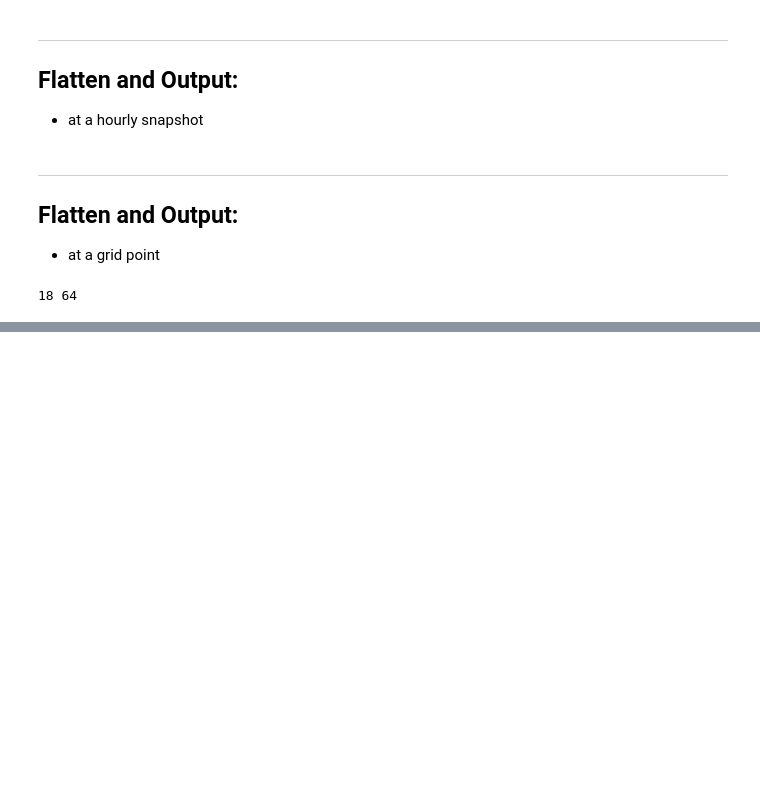
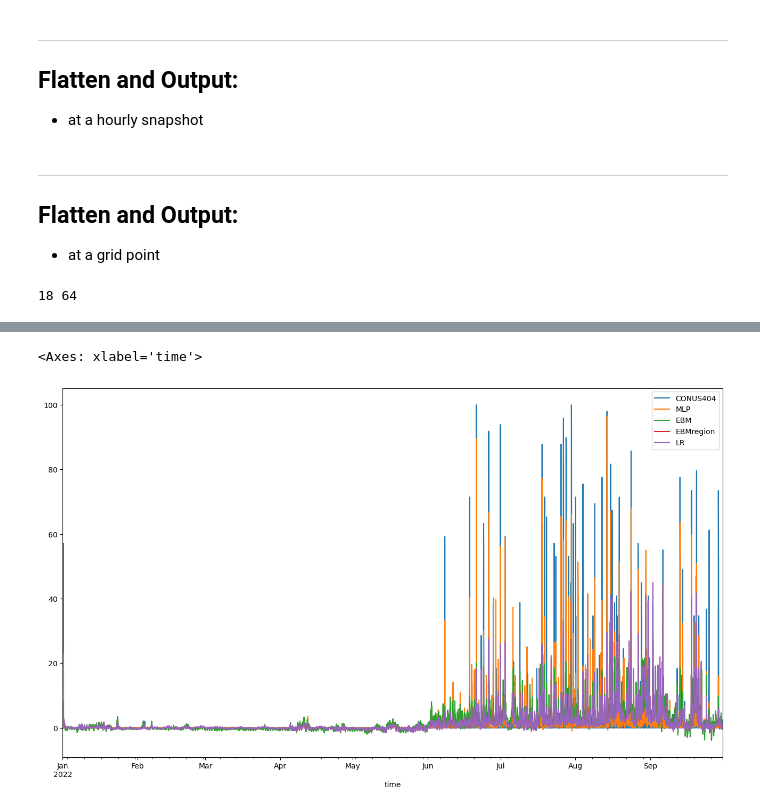
Before and after one commit to yuhungjui/paper_code_2026_WTAYLOR, a Jupyter notebook: output_model_eval.ipynb, the cells around one changed output, grey strips where cells are left out. Saved outputs shown, nothing was run; the diff lists cells and outputs as text; code cells hidden in the pictures; blank space fills up the shorter version.

Commit message:
quick plot for time series

```diff
--- a/output_model_eval.ipynb
+++ b/output_model_eval.ipynb
@@ -139,4 +139,12 @@ da_prediction_2 = ds_prediction_2[f'predicted_{sel_mode}'].sel(south_north=south
 da_prediction_3 = ds_prediction_3[f'predicted_{sel_mode}'].sel(south_north=south_idx, west_east=west_idx)
 da_prediction_4 = ds_prediction_4[f'predicted_{sel_mode}'].sel(south_north=south_idx, west_east=west_idx)
 # %%
-da_g
+df_flat = pd.DataFrame({ 'time': ds_ground_truth['time'].values })
+
+df_flat['CONUS404'] = da_ground_truth.values.ravel()
+df_flat['MLP'] = da_prediction_1.values.ravel()
+df_flat['EBM'] = da_prediction_2.values.ravel()
+df_flat['EBMregion'] = da_prediction_3.values.ravel()
+df_flat['LR'] = da_prediction_3.values.ravel()
+
+df_flat
@@ -142,0 +167,5 @@ da_g
+# %%
+df_flat.set_index('time')[['CONUS404', 'MLP', 'EBM', 'EBMregion', 'LR']].plot(figsize=(16, 9))
+# %% [output]
+<Axes: xlabel='time'>
+[figure, added]
```
Also changed, not shown: parts of 2 cells of this notebook.
